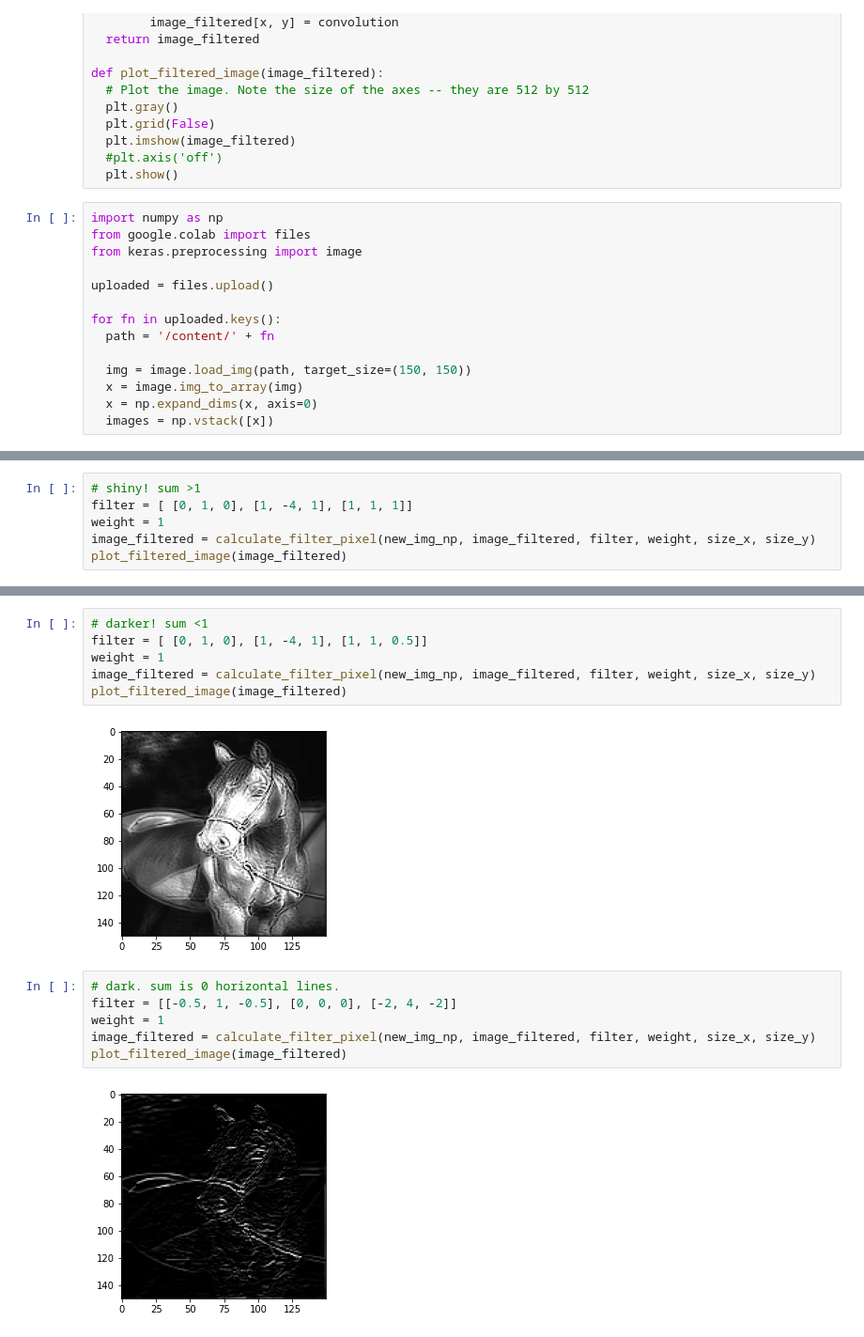
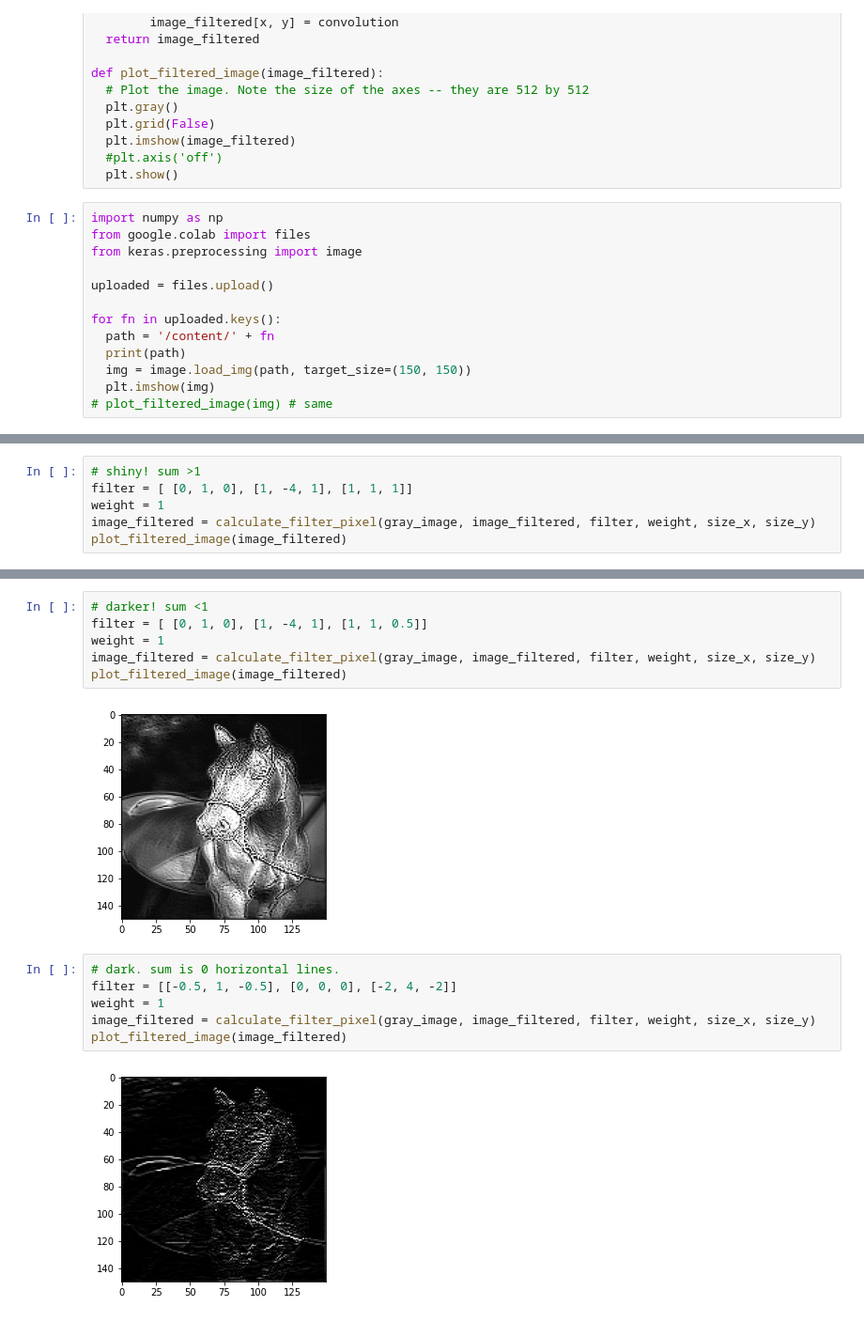
Before and after one commit to pelinbalci/TF_Intro, a Jupyter notebook: lecture_2_convolutions.ipynb, the cells around one changed output, grey strips where cells are left out. Shown at 94% size. Saved outputs shown, nothing was run; the diff lists cells and outputs as text.

```diff
--- a/lecture_2_convolutions.ipynb
+++ b/lecture_2_convolutions.ipynb
@@ -408,10 +408,9 @@ uploaded = files.upload()
 
 for fn in uploaded.keys():
   path = '/content/' + fn
-
+  print(path)
   img = image.load_img(path, target_size=(150, 150))
-  x = image.img_to_array(img)
-  x = np.expand_dims(x, axis=0)
-  images = np.vstack([x])
+  plt.imshow(img)
+# plot_filtered_image(img) # same
 # %% [output]
 [interactive output not drawn]
@@ -453,6 +447,6 @@ image_filtered, size_x, size_y = prepare_for_filter(new_img_np)
 # shiny! sum >1
 filter = [ [0, 1, 0], [1, -4, 1], [1, 1, 1]]
 weight = 1
-image_filtered = calculate_filter_pixel(new_img_np, image_filtered, filter, weight, size_x, size_y)
+image_filtered = calculate_filter_pixel(gray_image, image_filtered, filter, weight, size_x, size_y)
 plot_filtered_image(image_filtered)
 # %% [output]
@@ -461,18 +455,18 @@ plot_filtered_image(image_filtered)
 # darker! sum <1
 filter = [ [0, 1, 0], [1, -4, 1], [1, 1, 0.5]]
 weight = 1
-image_filtered = calculate_filter_pixel(new_img_np, image_filtered, filter, weight, size_x, size_y)
+image_filtered = calculate_filter_pixel(gray_image, image_filtered, filter, weight, size_x, size_y)
 plot_filtered_image(image_filtered)
 # %% [output]
-[figure, old version]
+[figure, new version]
 # %%
 # dark. sum is 0 horizontal lines.
 filter = [[-0.5, 1, -0.5], [0, 0, 0], [-2, 4, -2]]
 weight = 1
-image_filtered = calculate_filter_pixel(new_img_np, image_filtered, filter, weight, size_x, size_y)
+image_filtered = calculate_filter_pixel(gray_image, image_filtered, filter, weight, size_x, size_y)
 plot_filtered_image(image_filtered)
 # %% [output]
-[figure, old version]
+[figure, new version]
 # %%
 # dark. sum is 0. vertical lines
 filter = [[0, -1, 0], [0, 3, 0], [0, -2, 0]]
```
Also changed, not shown: parts of 13 cells of this notebook.
